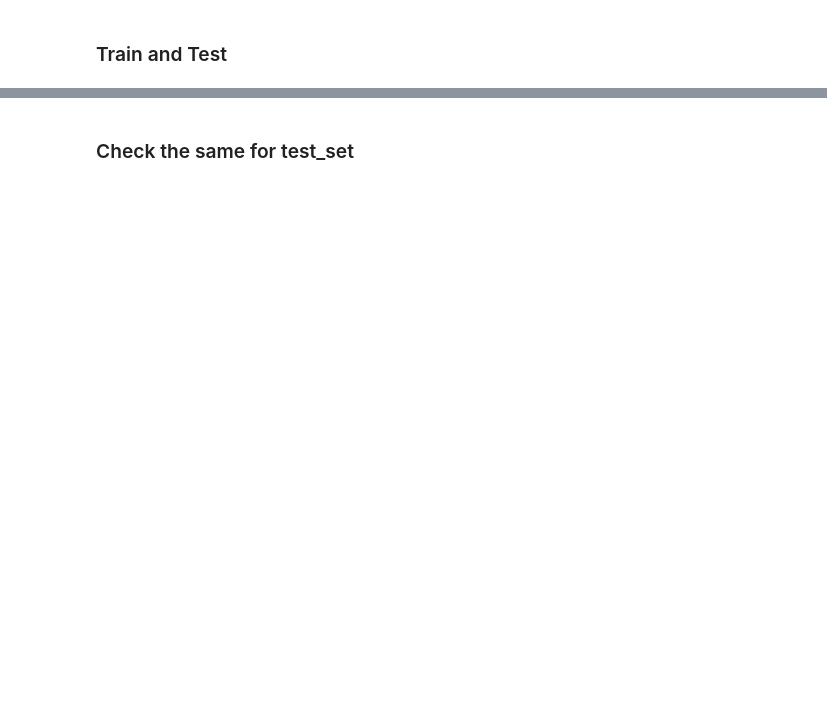
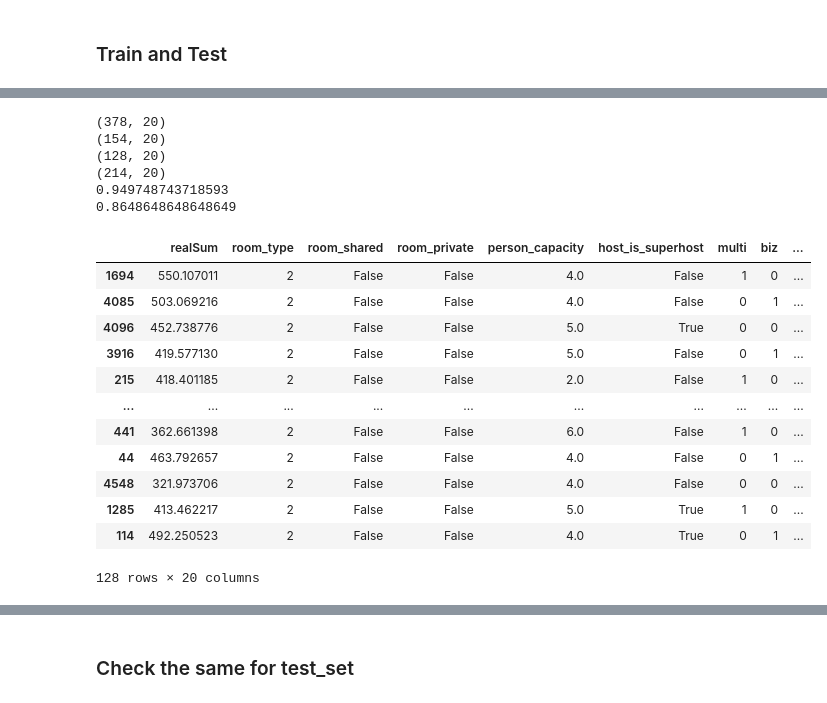
Before and after one commit to Revold1/SC1015-AirBNB, a Jupyter notebook: ForestofRandomisedTrees.ipynb, the cells around one changed output, grey strips where cells are left out. Cells and saved outputs as stored; diff of their text form; code cells hidden in the pictures; blank space fills up the shorter version.

```diff
--- a/ForestofRandomisedTrees.ipynb
+++ b/ForestofRandomisedTrees.ipynb
@@ -92,6 +124,42 @@ df
 # %%
 underpriced = df.query('realSum < predSum')
 overpriced = df.query('realSum > predSum')
+# %%
+underpriced_lt_300 = df.query('realSum < predSum and realSum < 300')
+overpriced_lt_300 = df.query('realSum > predSum and realSum < 300')
+underpriced_mt_300 = df.query('realSum < predSum and realSum > 300')
+overpriced_mt_300 = df.query('realSum > predSum and realSum > 300')
+
+print(underpriced_lt_300.shape)
+print(overpriced_lt_300.shape)
+print(underpriced_mt_300.shape)
+print(overpriced_mt_300.shape)
+
+print(underpriced_lt_300.shape[0]/(overpriced_lt_300.shape[1]+underpriced_lt_300.shape[0]))
+print(underpriced_mt_300.shape[0]/(overpriced_mt_300.shape[1]+underpriced_mt_300.shape[0]))
+# %% [output]
+(378, 20)
+(154, 20)
+(128, 20)
+(214, 20)
+0.949748743718593
+0.8648648648648649
+# %%
+underpriced
+# %% [output]
+|  | realSum | room_type | room_shared | room_private | person_capacity | host_is_superhost | multi | biz | ... |
+| 1694 | 550.107011 | 2 | False | False | 4.0 | False | 1 | 0 | ... |
+| 4085 | 503.069216 | 2 | False | False | 4.0 | False | 0 | 1 | ... |
+| 4096 | 452.738776 | 2 | False | False | 5.0 | True | 0 | 0 | ... |
+| 3916 | 419.577130 | 2 | False | False | 5.0 | False | 0 | 1 | ... |
+| 215 | 418.401185 | 2 | False | False | 2.0 | False | 1 | 0 | ... |
+| ... | ... | ... | ... | ... | ... | ... | ... | ... | ... |
+| 441 | 362.661398 | 2 | False | False | 6.0 | False | 1 | 0 | ... |
+| 44 | 463.792657 | 2 | False | False | 4.0 | False | 0 | 1 | ... |
+| 4548 | 321.973706 | 2 | False | False | 4.0 | False | 0 | 0 | ... |
+| 1285 | 413.462217 | 2 | False | False | 5.0 | True | 1 | 0 | ... |
+| 114 | 492.250523 | 2 | False | False | 4.0 | True | 0 | 1 | ... |
+128 rows × 20 columns
 # %%
 underpriced['guest_satisfaction_overall'].mean()
 # %% [output]
```
Also changed, not shown: parts of 11 cells of this notebook, 2 other files.
